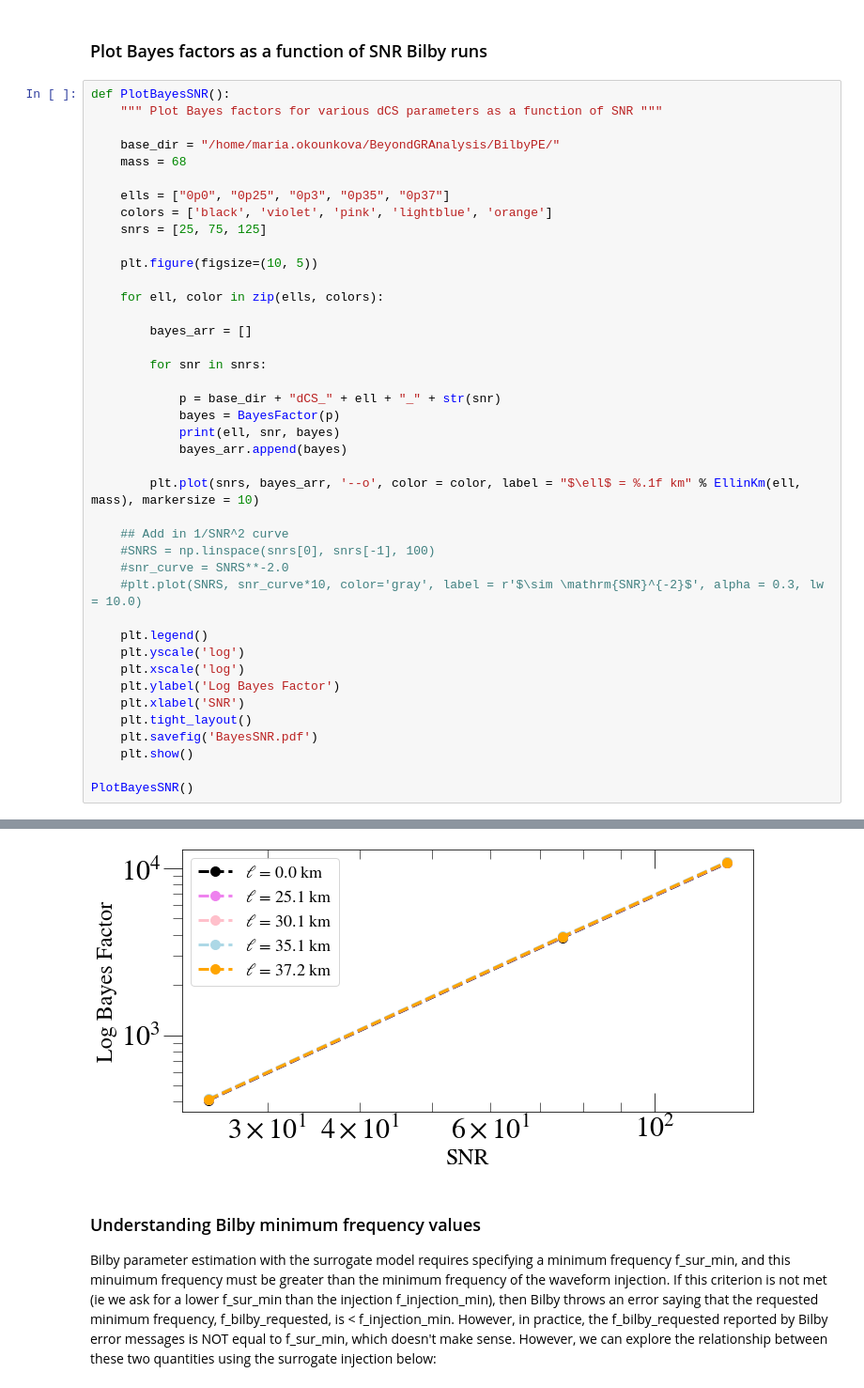
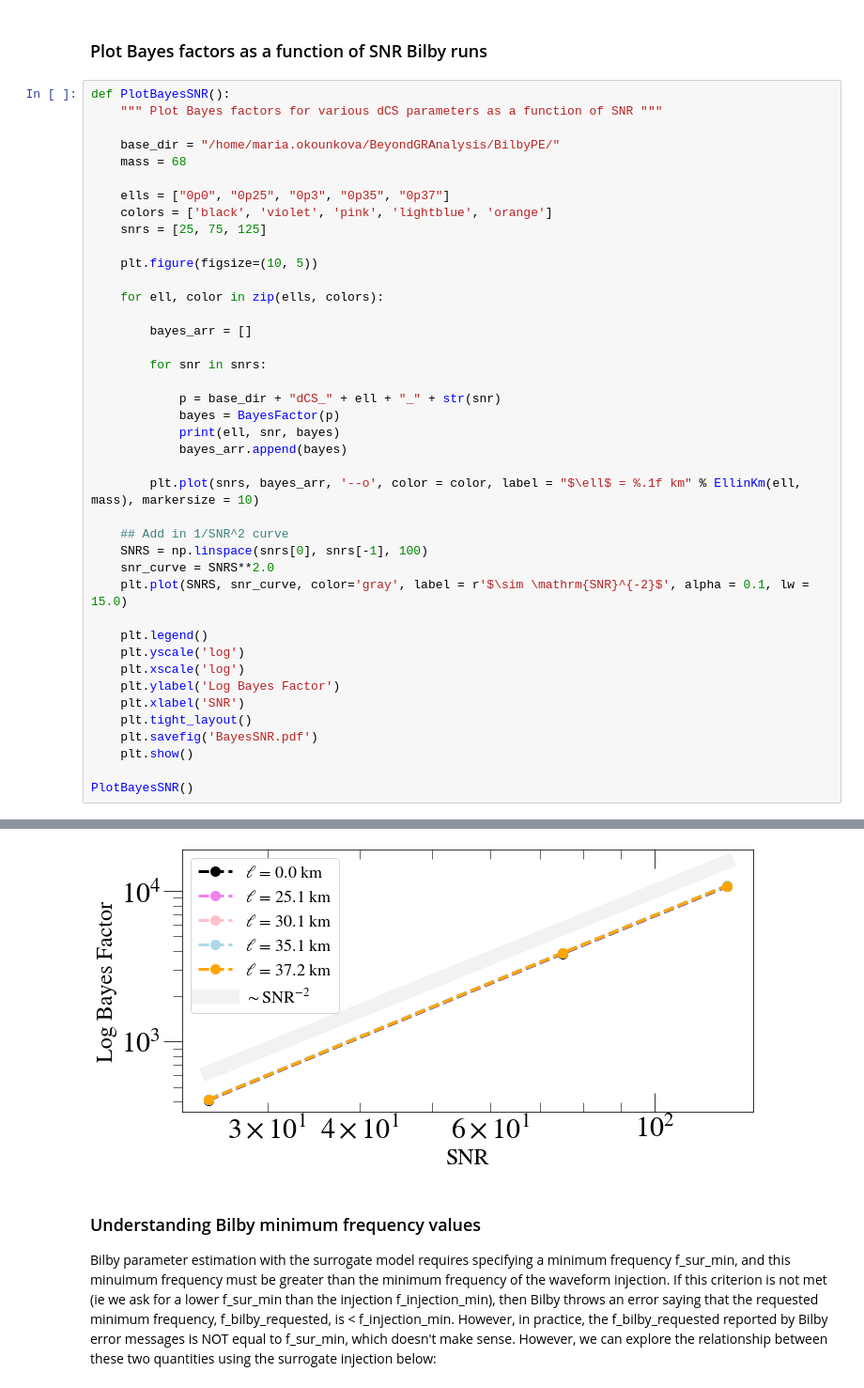
Before and after one commit to mariaokounkova/BeyondGRAnalysis, a Jupyter notebook: BilbyAnalysis.ipynb, the cells around one changed output, grey strips where cells are left out. Shown at 94% size. Saved outputs shown, nothing was run; the diff lists cells and outputs as text.

Commit message:
Also add SNR^2 to Bayes(SNR) plot

```diff
--- a/BilbyAnalysis.ipynb
+++ b/BilbyAnalysis.ipynb
@@ -366,37 +366,37 @@ def PlotBayesSNR():
         plt.plot(snrs, bayes_arr, '--o', color = color, label = "$\ell$ = %.1f km" % EllinKm(ell, mass), markersize = 10)
 
     ## Add in 1/SNR^2 curve
-    #SNRS = np.linspace(snrs[0], snrs[-1], 100)
-    #snr_curve = SNRS**-2.0
-    #plt.plot(SNRS, snr_curve*10, color='gray', label = r'$\sim \mathrm{SNR}^{-2}$', alpha = 0.3, lw = 10.0)
+    SNRS = np.linspace(snrs[0], snrs[-1], 100)
+    snr_curve = SNRS**2.0
+    plt.plot(SNRS, snr_curve, color='gray', label = r'$\sim \mathrm{SNR}^{-2}$', alpha = 0.1, lw = 15.0)
 
     plt.legend()
     plt.yscale('log')
     plt.xscale('log')
     plt.ylabel('Log Bayes Factor')
     plt.xlabel('SNR')
     plt.tight_layout()
     plt.savefig('BayesSNR.pdf')
     plt.show()
 
 PlotBayesSNR()
 # %% [output]
 0p0 25 408.8486116278001
 0p0 75 3835.920984788577
 0p0 125 10704.134674873696
 0p25 25 411.28338163416635
 0p25 75 3858.748161591768
 0p25 125 10767.934404433234
 0p3 25 414.4817503022389
 0p3 75 3891.716486372276
 0p3 125 10861.576009316823
 0p35 25 415.3340011650251
 0p35 75 3903.834676052772
 0p35 125 10898.43239918253
 0p37 25 412.177103289082
 0p37 75 3878.097729967043
 0p37 125 10828.951729729399
-[figure, old version]
+[figure, new version]
 # %% [markdown]
 ### Understanding Bilby minimum frequency values
 
```
